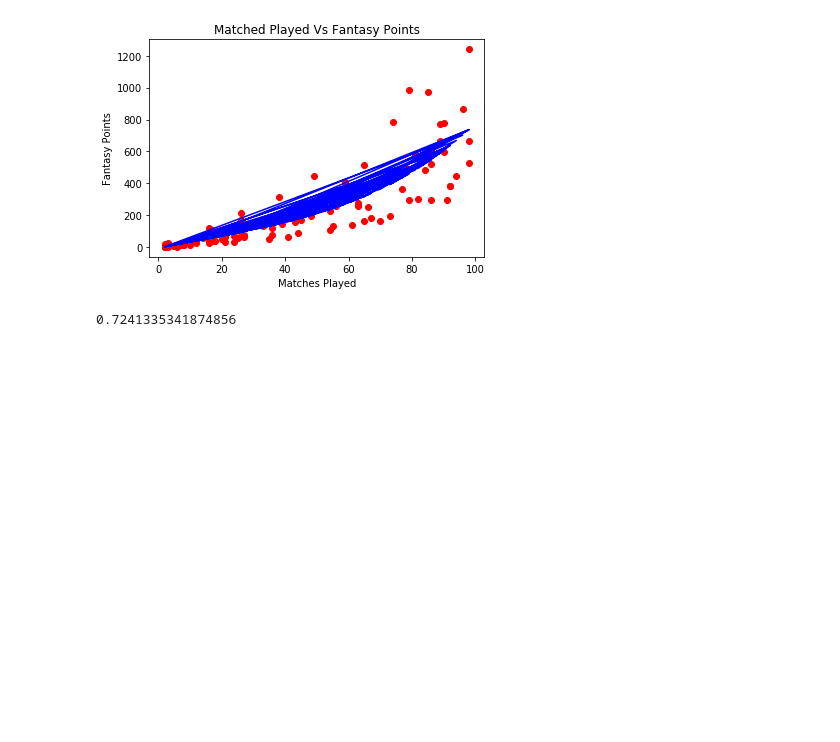
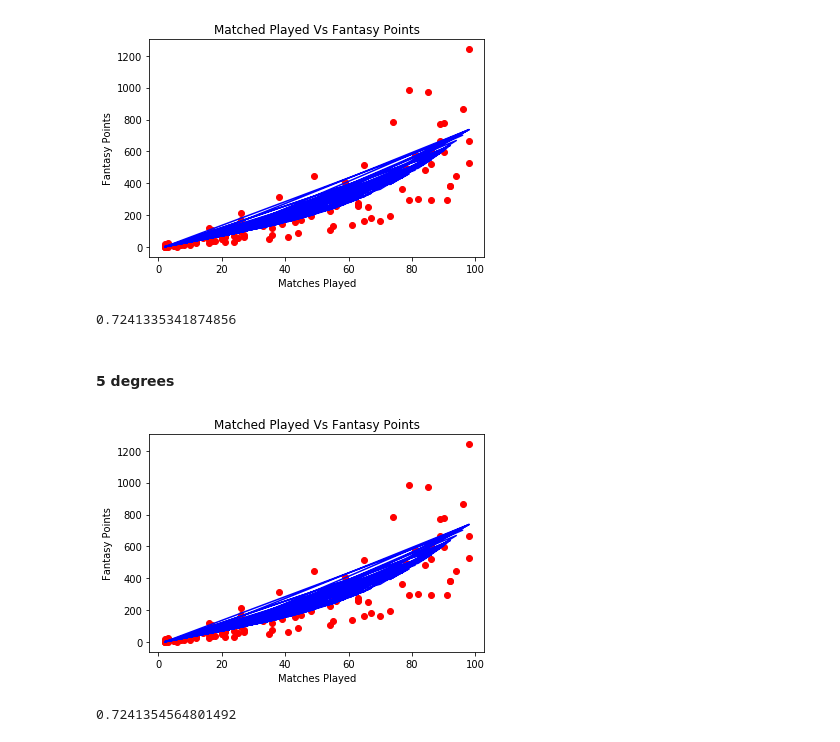
Before and after one commit to jbtrahin/soccer_masters, a Jupyter notebook: Forwards_Regression_Models.ipynb, the cells around one changed output. Saved outputs shown, nothing was run; the diff lists cells and outputs as text; code cells hidden in the pictures; blank space fills up the shorter version.

```diff
--- a/Forwards_Regression_Models.ipynb
+++ b/Forwards_Regression_Models.ipynb
@@ -550,3 +550,16 @@ print(r2_score(y, y_pred))
 # %% [output]
 [figure]
 0.7241335341874856
+# %% [markdown]
+#### 5 degrees
+# %%
+poly_reg = PolynomialFeatures(degree=5)
+X_poly = poly_reg.fit_transform(X)
+pol_reg = LinearRegression()
+pol_reg.fit(X_poly, y)
+viz_polymonial()
+y_pred = pol_reg.predict(X_poly)
+print(r2_score(y, y_pred))
+# %% [output]
+[figure, added]
+0.7241354564801492
```
